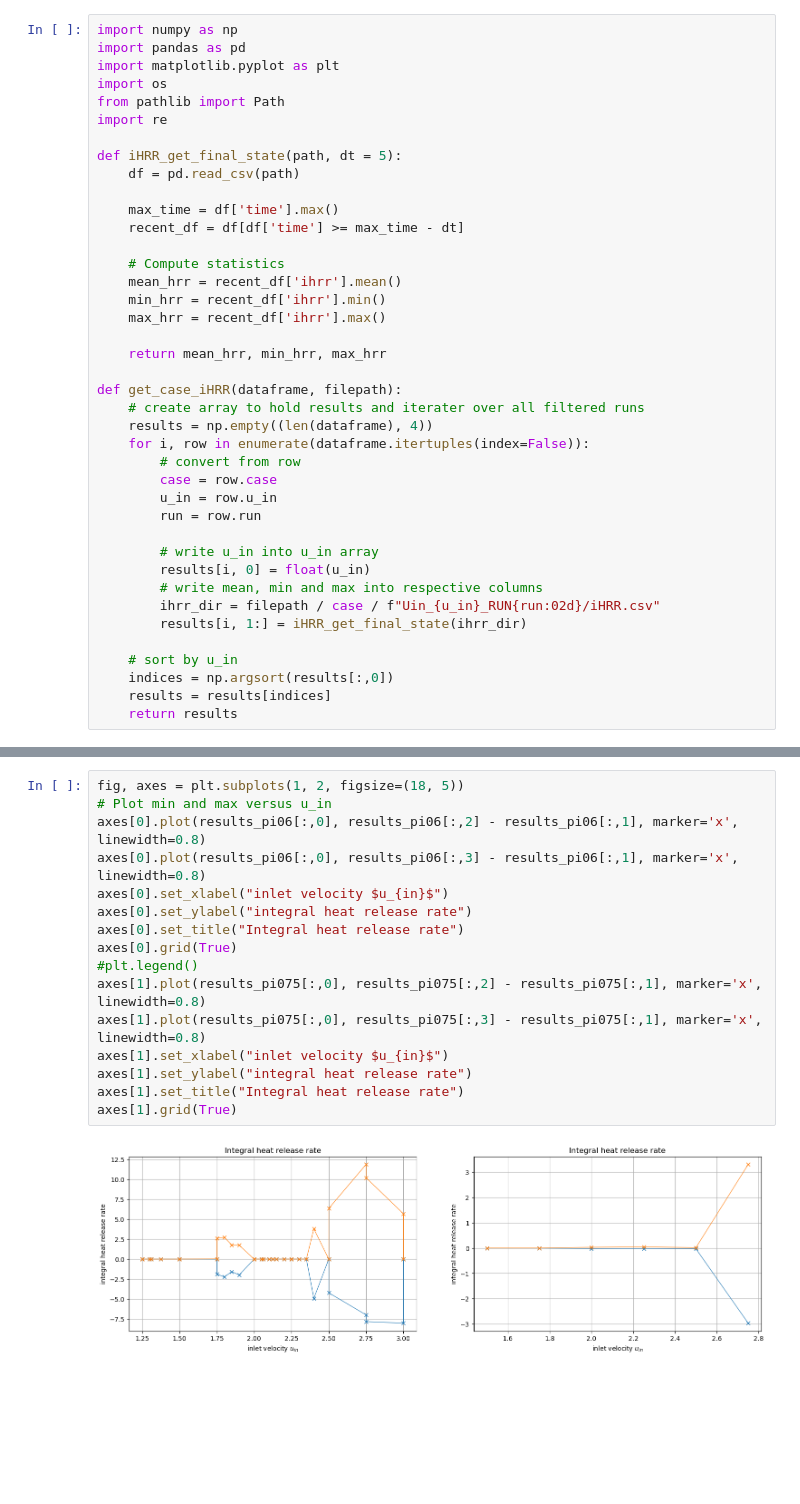
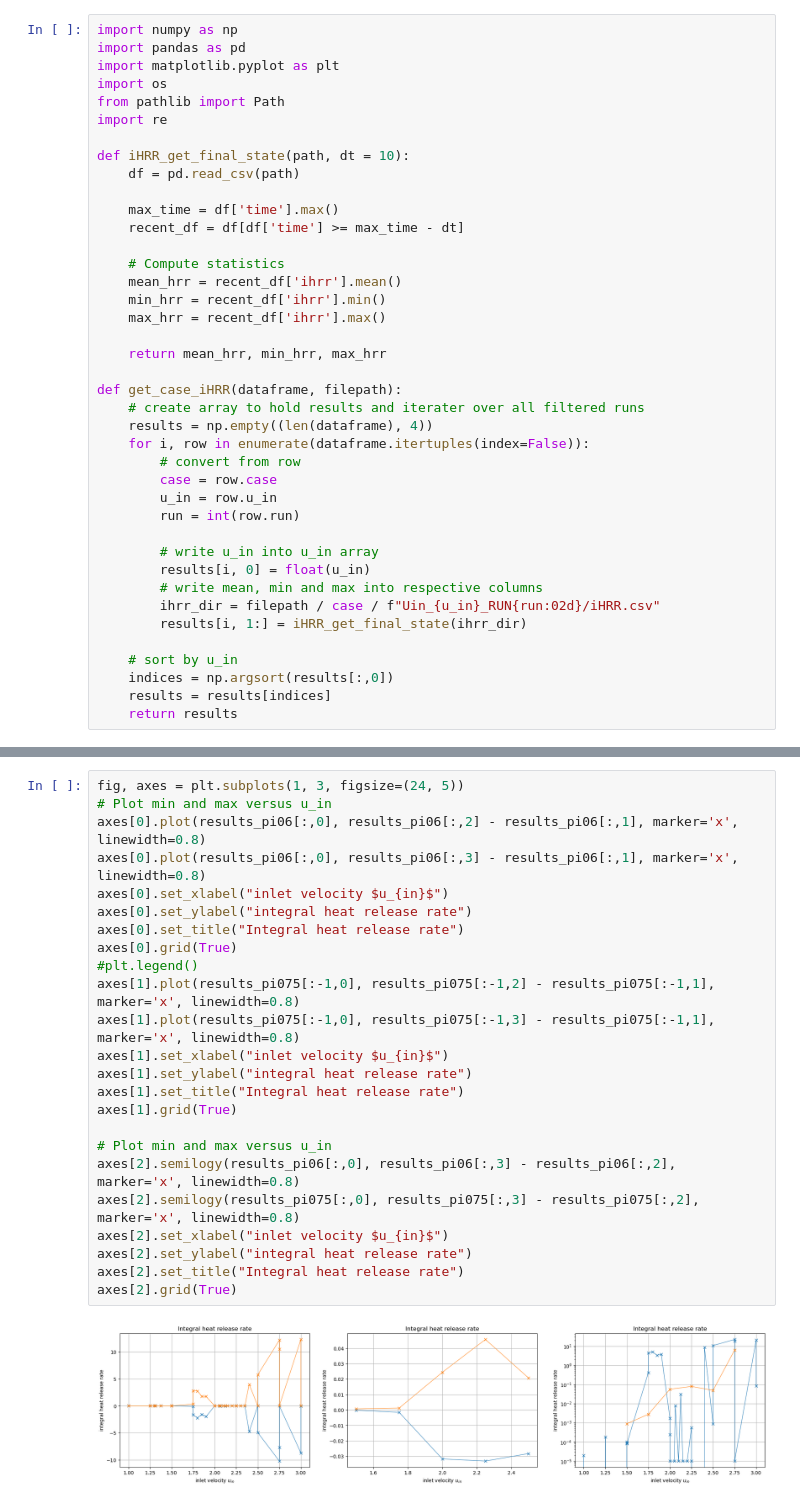
Before and after one commit to Florian808/Inward-flame-post-process, a Jupyter notebook: Local/iHRR_post_process.ipynb, the cells around one changed output, grey strips where cells are left out. Cells and saved outputs as stored; diff of their text form; blank space fills up the shorter version.

```diff
--- a/Local/iHRR_post_process.ipynb
+++ b/Local/iHRR_post_process.ipynb
@@ -6,7 +6,7 @@ import os
 from pathlib import Path
 import re
 
-def iHRR_get_final_state(path, dt = 5):
+def iHRR_get_final_state(path, dt = 10):
     df = pd.read_csv(path)
 
     max_time = df['time'].max()
@@ -26,7 +26,7 @@ def get_case_iHRR(dataframe, filepath):
         # convert from row
         case = row.case
         u_in = row.u_in
-        run = row.run
+        run = int(row.run)
 
         # write u_in into u_in array
         results[i, 0] = float(u_in)
@@ -56,18 +54,26 @@ results_pi075 = get_case_iHRR(base_phi075, filepath)
 # %%
-fig, axes = plt.subplots(1, 2, figsize=(18, 5))
+fig, axes = plt.subplots(1, 3, figsize=(24, 5))
 # Plot min and max versus u_in
 axes[0].plot(results_pi06[:,0], results_pi06[:,2] - results_pi06[:,1], marker='x', linewidth=0.8)
 axes[0].plot(results_pi06[:,0], results_pi06[:,3] - results_pi06[:,1], marker='x', linewidth=0.8)
 axes[0].set_xlabel("inlet velocity $u_{in}$")
 axes[0].set_ylabel("integral heat release rate")
 axes[0].set_title("Integral heat release rate")
 axes[0].grid(True)
 #plt.legend()
-axes[1].plot(results_pi075[:,0], results_pi075[:,2] - results_pi075[:,1], marker='x', linewidth=0.8)
-axes[1].plot(results_pi075[:,0], results_pi075[:,3] - results_pi075[:,1], marker='x', linewidth=0.8)
+axes[1].plot(results_pi075[:-1,0], results_pi075[:-1,2] - results_pi075[:-1,1], marker='x', linewidth=0.8)
+axes[1].plot(results_pi075[:-1,0], results_pi075[:-1,3] - results_pi075[:-1,1], marker='x', linewidth=0.8)
 axes[1].set_xlabel("inlet velocity $u_{in}$")
 axes[1].set_ylabel("integral heat release rate")
 axes[1].set_title("Integral heat release rate")
 axes[1].grid(True)
+
+# Plot min and max versus u_in
+axes[2].semilogy(results_pi06[:,0], results_pi06[:,3] - results_pi06[:,2], marker='x', linewidth=0.8)
+axes[2].semilogy(results_pi075[:,0], results_pi075[:,3] - results_pi075[:,2], marker='x', linewidth=0.8)
+axes[2].set_xlabel("inlet velocity $u_{in}$")
+axes[2].set_ylabel("integral heat release rate")
+axes[2].set_title("Integral heat release rate")
+axes[2].grid(True)
 # %% [output]
-[figure, old version]
+[figure, new version]
```
Also changed, not shown: parts of 2 cells of this notebook, 6 other files.
